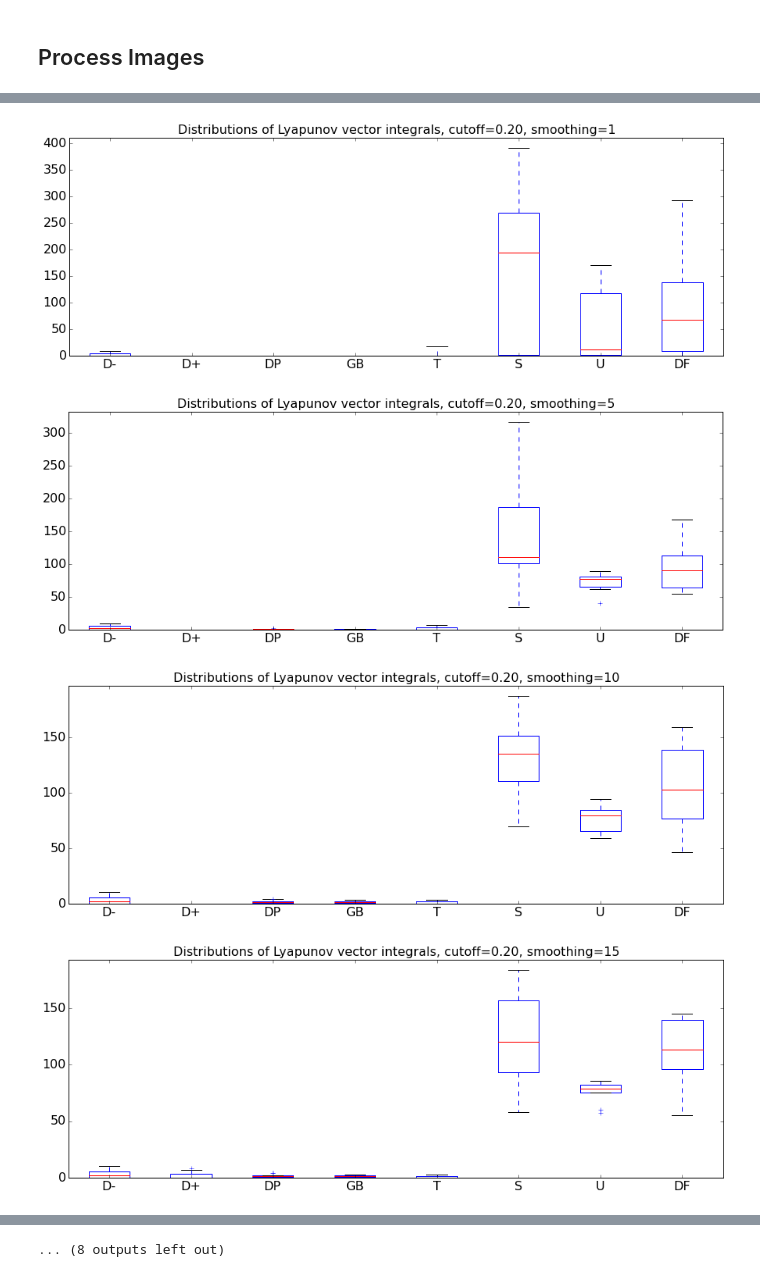
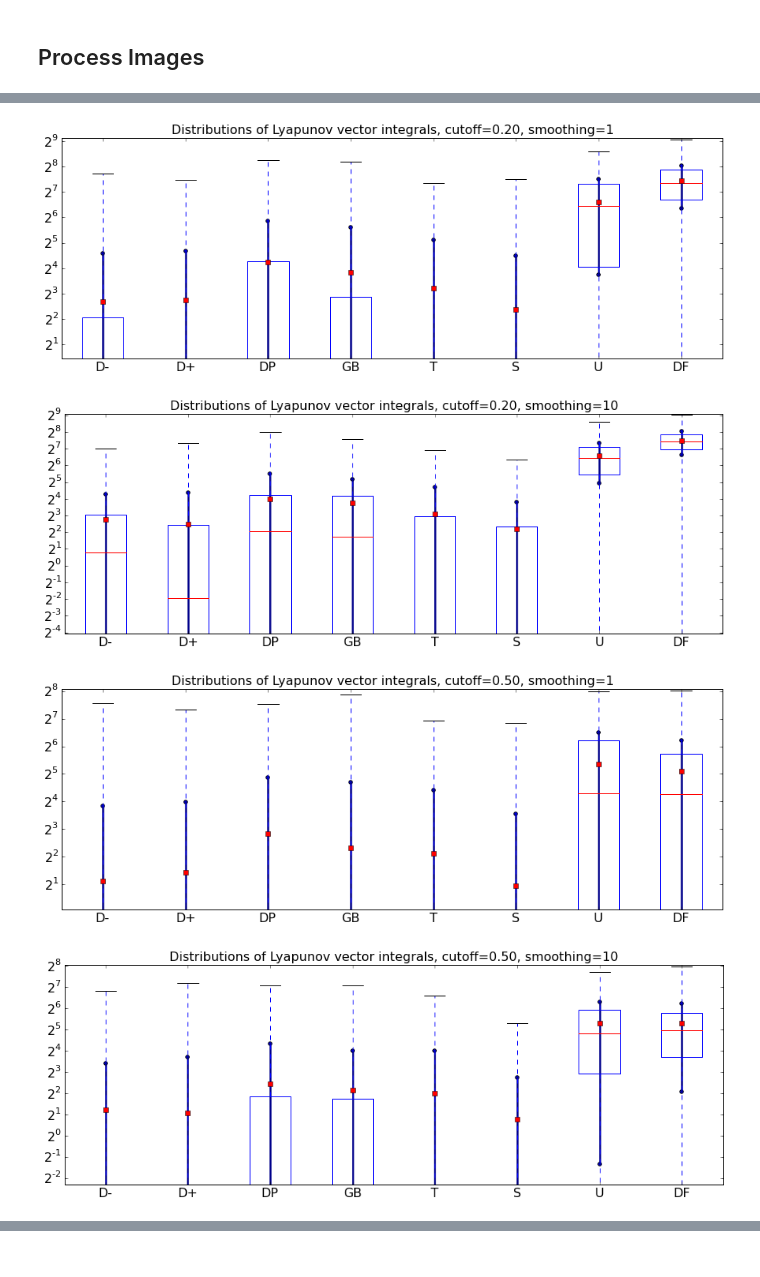
Before and after one commit to rachellevanger/image-tda-rayleigh-benard-convection, a Jupyter notebook: notebooks/CanonicalDefectAnalysis.ipynb, the cells around one changed output, grey strips where cells are left out. Cells and saved outputs as stored; diff of their text form; code cells hidden in the pictures.

```diff
--- a/notebooks/CanonicalDefectAnalysis.ipynb
+++ b/notebooks/CanonicalDefectAnalysis.ipynb
@@ -153,3 +154,18 @@ def get_lyapunov_stats(idx, im, lyap, lyap_cutoff, sum_of_weights):
+# %%
+idx = 100
+sigma = 3
+radius = 10
+
+
+im = get_image_defects(idx, sigma, radius)
+image_defect_stats = get_image_defect_stats(im)
+
+plt.imshow(im.bmp)
+plt.colorbar()
+plt.show()
+
+plot_image_defects(im)
+plt.show()
 # %% [markdown]
 ## Process Images
 # %%
@@ -157,12 +173,12 @@ from pprint import pprint as pp
 
 sigma = 3
 radius = 10
-lyap_cutoffs = [0.2, 0.35, 0.5, 0.65, 0.8]
+lyap_cutoffs = [0.2, 0.5, 0.8]
 
 plot_the_things = 0
 
-process_range = range(100, 110)
-smoothing_windows = [1, 5, 10, 15]
+process_range = range(100, 3500)
+smoothing_windows = [1, 10]
 
 weights = {}
 for window in smoothing_windows:
@@ -181,7 +197,8 @@ for lyap_cutoff in lyap_cutoffs:
 
 for idx in process_range:
 
-    print idx
+    if idx % 50 == 0:
+        print idx
 
     im = get_image_defects(idx, sigma, radius)
     image_defect_stats = get_image_defect_stats(im)
@@ -318,35 +331,50 @@ for lyap_cutoff in lyap_cutoffs:
 plt.rcParams['figure.figsize'] = (15.0, 5.0);
 
 label_list = ['disclination-concave',
   'disclination-convex',
   'dislocation pair',
   'grain boundary',
   'target',
   'spiral',
   'unclassified',
   'defect-free']
 
 label_abbrev = ['D-', 'D+', 'DP', 'GB', 'T', 'S', 'U', 'DF']
 
 for lyap_cutoff in lyap_cutoffs:
 
     for window in smoothing_windows:
 
         plot_data = np.zeros((len(process_range), len(label_list)))
 
         for i in range(len(label_list)):
 
             plot_data[:,i] = all_lyap_stats[lyap_cutoff][window][label_list[i]]
 
         plt.title('Distributions of Lyapunov vector integrals, cutoff=%0.2f, smoothing=%d' % (lyap_cutoff, window), fontsize=16)
-        plt.boxplot(plot_data, labels=label_abbrev)
+
+
+        means = np.asarray([np.mean(all_lyap_stats[lyap_cutoff][window][label_list[i]]) for i in range(len(label_list))])
+        coeff_var = np.asarray([np.std(all_lyap_stats[lyap_cutoff][window][label_list[i]]) for i in range(len(label_list))])
+        lower_estimate = means - coeff_var
+        upper_estimate = means + coeff_var
+
+        for i in range(len(label_list)):
+            plt.plot([i+1,i+1], [lower_estimate[i], upper_estimate[i]], linewidth=2.5, color='darkblue')
+        plt.scatter(range(1,len(label_list)+1), lower_estimate)
+        plt.scatter(range(1,len(label_list)+1), upper_estimate)
+
+        plt.boxplot(plot_data, labels=label_abbrev, showfliers=False, showmeans=True, whis=1000)
         ax = plt.gca()
+        ax.set_yscale('log', basey=2)
         plt.setp(ax.get_xticklabels(), fontsize=16)
         plt.setp(ax.get_yticklabels(), fontsize=16)
         plt.ylim([0,np.max(np.max(plot_data))*1.05])
+
+
         plt.show()
 # %% [output]
-[figure, old version]
+[figure, new version]
-[figure, old version]
+[figure, new version]
-[figure, old version]
+[figure, new version]
-[figure, old version]
+[figure, new version]
@@ -361 +382,0 @@ for lyap_cutoff in lyap_cutoffs:
-... (8 outputs left out)
```
Also changed, not shown: parts of 9 cells of this notebook, 1 other file.
